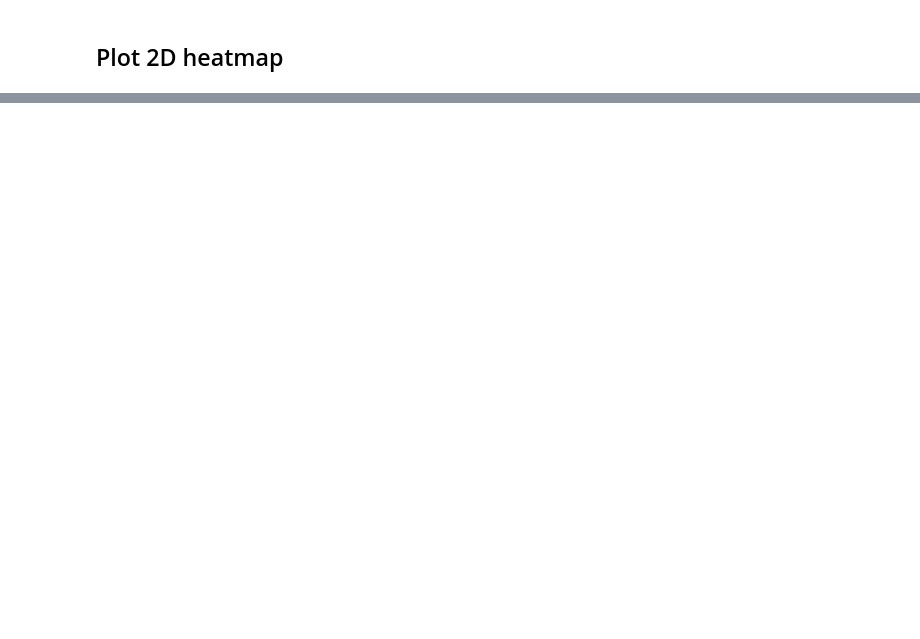
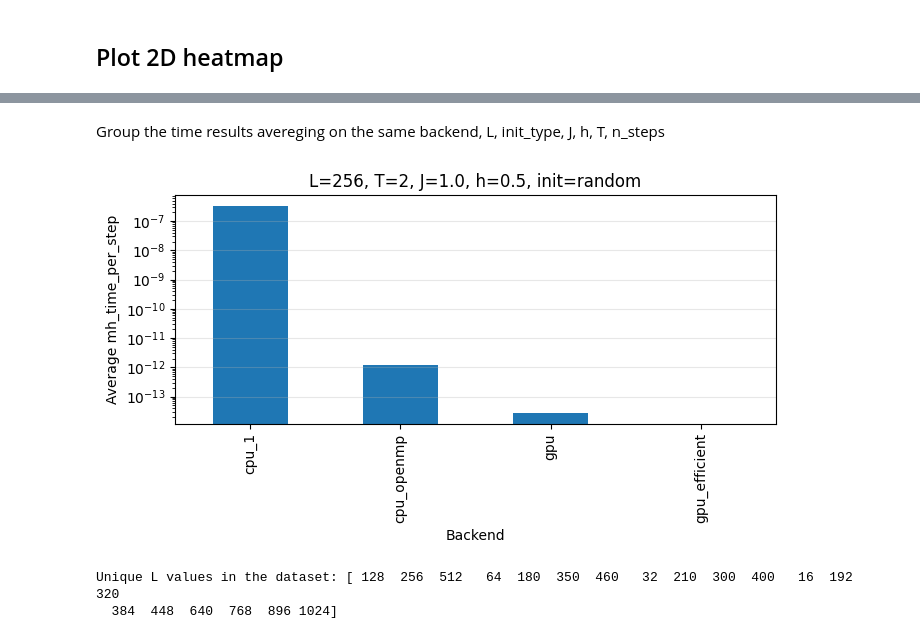
Before and after one commit to nicolomontagner02/GPU_Ising_model, a Jupyter notebook: Post_processing.ipynb, the cells around one changed output, grey strips where cells are left out. Cells and saved outputs as stored; diff of their text form; code cells hidden in the pictures; blank space fills up the shorter version.

```diff
--- a/Post_processing.ipynb
+++ b/Post_processing.ipynb
@@ -31,3 +33,34 @@ plot_lattice("data/ising_J1.000_h1.000_T100.000_Lx300_Ly300_MC1000000.dat")
+# %%
+def load_and_merge_csv(folder_path, ignore = None):
+    """
+    Load all .csv files in a folder and merge them into a single DataFrame.
+
+    Parameters
+    ----------
+    folder_path : str or Path
+        Path to the folder containing CSV files.
+
+    Returns
+    -------
+    pd.DataFrame
+        Concatenated DataFrame.
+    """
+    folder = Path(folder_path)
+    csv_files = sorted(folder.glob("*.csv"))
+
+    if not csv_files:
+        raise ValueError(f"No CSV files found in {folder}")
+
+    if ignore is not None:
+        csv_files = [f for f in csv_files if ignore not in f.name]
+
+    dfs = [pd.read_csv(f) for f in csv_files]
+    df_merged = pd.concat(dfs, ignore_index=True)
+
+    return df_merged
 # %%
-import ctypes
-from ctypes import c_int, c_float
+folder = "results"
+fname = "ising_results_20260131_110358.csv"
+
+df = load_and_merge_csv(folder, fname)
+df
@@ -54,0 +81,2 @@ lib.run_ising_simulation_efficient_gpu.restype = Observables
+# %% [markdown]
+Group the time results avereging on the same backend, L, init_type, J, h, T, n_steps
@@ -54,0 +166,11 @@ lib.run_ising_simulation_efficient_gpu.restype = Observables
+# %%
+plot_avg_performance(
+    df,
+    L=256,
+    T=2,
+    J=1.0,
+    h=0.5,
+    init_type="random"
+)
+# %% [output]
+[figure, added]
@@ -54,0 +288,7 @@ lib.run_ising_simulation_efficient_gpu.restype = Observables
+# %%
+#list all unique L values
+unique_L = df['L'].unique()
+print("Unique L values in the dataset:", unique_L)
+# %% [output]
+Unique L values in the dataset: [ 128  256  512   64  180  350  460   32  210  300  400   16  192  320
+  384  448  640  768  896 1024]
```
Also changed, not shown: parts of 8 cells of this notebook, 3 other files.
